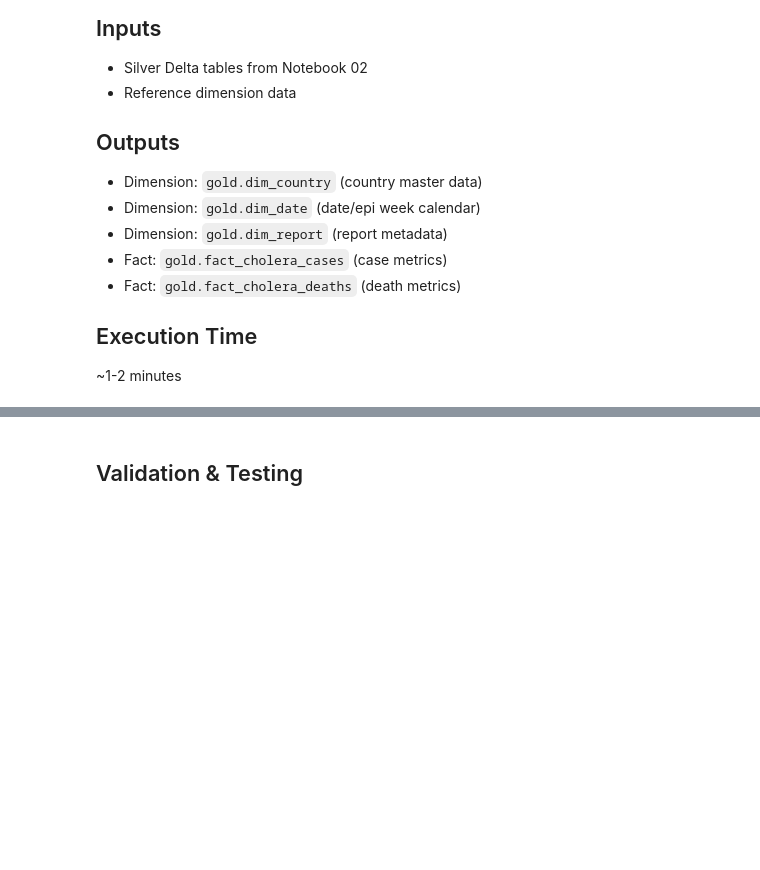
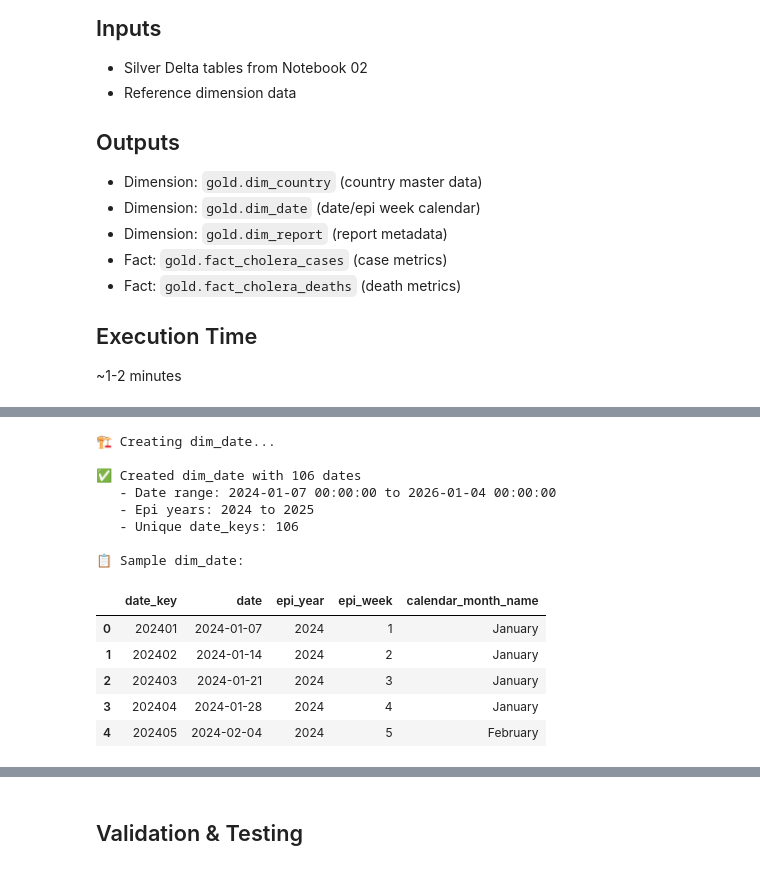
Before and after one commit to JuniorDieka/cholera-cdr-mvp, a Jupyter notebook: notebooks/03_gold_dimensional_model.ipynb, the cells around one changed output, grey strips where cells are left out. Cells and saved outputs as stored; diff of their text form; code cells hidden in the pictures; blank space fills up the shorter version.

```diff
--- a/notebooks/03_gold_dimensional_model.ipynb
+++ b/notebooks/03_gold_dimensional_model.ipynb
@@ -174,37 +201,53 @@ print("\n🏗️ Creating dim_date...\n")
 # Use epi week calendar as base
 df_dim_date = df_epi_calendar.copy()
 
-# Generate date_key (YYYYMMDD format)
-df_dim_date['date_key'] = df_dim_date['end_date'].dt.strftime('%Y%m%d').astype(int)
+# Generate unique date_key using epi_year and epi_week (YYYYWW format)
+df_dim_date['date_key'] = (df_dim_date['epi_year'] * 100 + df_dim_date['epi_week']).astype(int)
 df_dim_date['date'] = df_dim_date['end_date']
 
 # Add calendar attributes
 df_dim_date['calendar_year'] = df_dim_date['date'].dt.year
 df_dim_date['calendar_quarter'] = df_dim_date['date'].dt.quarter
 df_dim_date['calendar_month'] = df_dim_date['date'].dt.month
 df_dim_date['calendar_month_name'] = df_dim_date['date'].dt.strftime('%B')
 df_dim_date['day_of_week'] = df_dim_date['date'].dt.dayofweek
 df_dim_date['day_of_week_name'] = df_dim_date['date'].dt.strftime('%A')
 df_dim_date['is_weekend'] = df_dim_date['day_of_week'].isin([5, 6])
 df_dim_date['created_at'] = datetime.now()
 
 # Select and order columns
 dim_date_cols = [
     'date_key', 'date', 'epi_year', 'epi_week',
     'calendar_year', 'calendar_quarter', 'calendar_month', 'calendar_month_name',
     'day_of_week', 'day_of_week_name', 'is_weekend',
     'created_at'
 ]
 
 df_dim_date = df_dim_date[dim_date_cols]
 
 print(f"✅ Created dim_date with {len(df_dim_date)} dates")
 print(f"   - Date range: {df_dim_date['date'].min()} to {df_dim_date['date'].max()}")
 print(f"   - Epi years: {df_dim_date['epi_year'].min()} to {df_dim_date['epi_year'].max()}")
+print(f"   - Unique date_keys: {df_dim_date['date_key'].nunique()}")
 
 # Display sample
 print("\n📋 Sample dim_date:")
 display(df_dim_date[['date_key', 'date', 'epi_year', 'epi_week', 'calendar_month_name']].head())
+# %% [output]
+🏗️ Creating dim_date...
+
+✅ Created dim_date with 106 dates
+   - Date range: 2024-01-07 00:00:00 to 2026-01-04 00:00:00
+   - Epi years: 2024 to 2025
+   - Unique date_keys: 106
+
+📋 Sample dim_date:
+|  | date_key | date | epi_year | epi_week | calendar_month_name |
+| 0 | 202401 | 2024-01-07 | 2024 | 1 | January |
+| 1 | 202402 | 2024-01-14 | 2024 | 2 | January |
+| 2 | 202403 | 2024-01-21 | 2024 | 3 | January |
+| 3 | 202404 | 2024-01-28 | 2024 | 4 | January |
+| 4 | 202405 | 2024-02-04 | 2024 | 5 | February |
 # %%
 # ============================================
 # CREATE DIMENSION: dim_report
```
Also changed, not shown: parts of 10 cells of this notebook, 5 other files.
